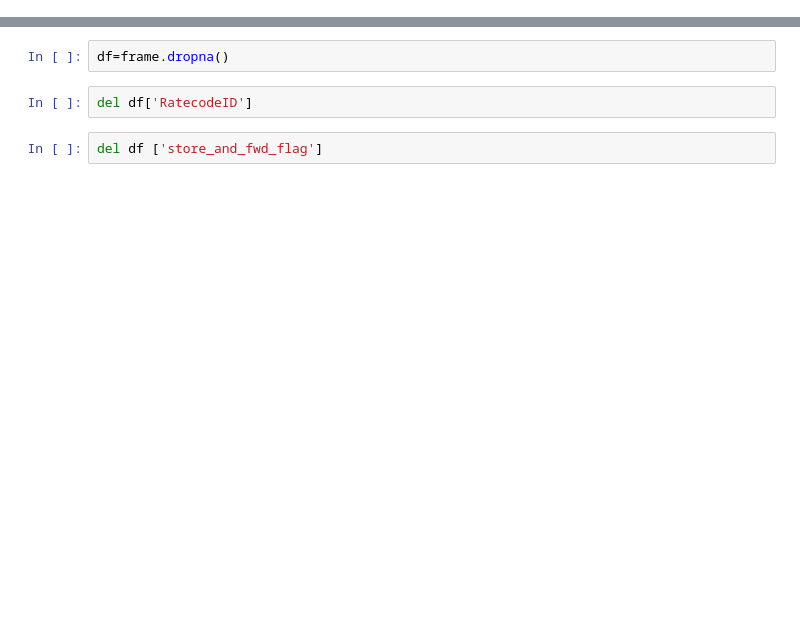
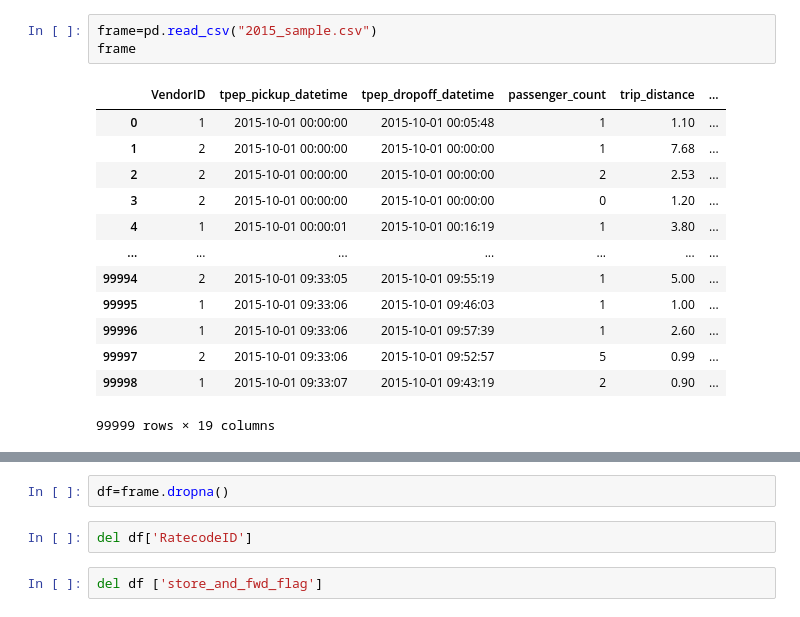
Before and after one commit to ddv246/DSBA-Project, a Jupyter notebook: Yellow_Taxi_Project.ipynb, the cells around one changed output, grey strips where cells are left out. Drawn from its saved outputs; the diff is of its cells as text; blank space fills up the shorter version.

```diff
--- a/Yellow_Taxi_Project.ipynb
+++ b/Yellow_Taxi_Project.ipynb
@@ -41,0 +46,17 @@ frame
+# %%
+frame=pd.read_csv("2015_sample.csv")
+frame
+# %% [output]
+|  | VendorID | tpep_pickup_datetime | tpep_dropoff_datetime | passenger_count | trip_distance | ... |
+| 0 | 1 | 2015-10-01 00:00:00 | 2015-10-01 00:05:48 | 1 | 1.10 | ... |
+| 1 | 2 | 2015-10-01 00:00:00 | 2015-10-01 00:00:00 | 1 | 7.68 | ... |
+| 2 | 2 | 2015-10-01 00:00:00 | 2015-10-01 00:00:00 | 2 | 2.53 | ... |
+| 3 | 2 | 2015-10-01 00:00:00 | 2015-10-01 00:00:00 | 0 | 1.20 | ... |
+| 4 | 1 | 2015-10-01 00:00:01 | 2015-10-01 00:16:19 | 1 | 3.80 | ... |
+| ... | ... | ... | ... | ... | ... | ... |
+| 99994 | 2 | 2015-10-01 09:33:05 | 2015-10-01 09:55:19 | 1 | 5.00 | ... |
+| 99995 | 1 | 2015-10-01 09:33:06 | 2015-10-01 09:46:03 | 1 | 1.00 | ... |
+| 99996 | 1 | 2015-10-01 09:33:06 | 2015-10-01 09:57:39 | 1 | 2.60 | ... |
+| 99997 | 2 | 2015-10-01 09:33:06 | 2015-10-01 09:52:57 | 5 | 0.99 | ... |
+| 99998 | 1 | 2015-10-01 09:33:07 | 2015-10-01 09:43:19 | 2 | 0.90 | ... |
+99999 rows × 19 columns
```
Also changed, not shown: parts of 36 cells of this notebook.
